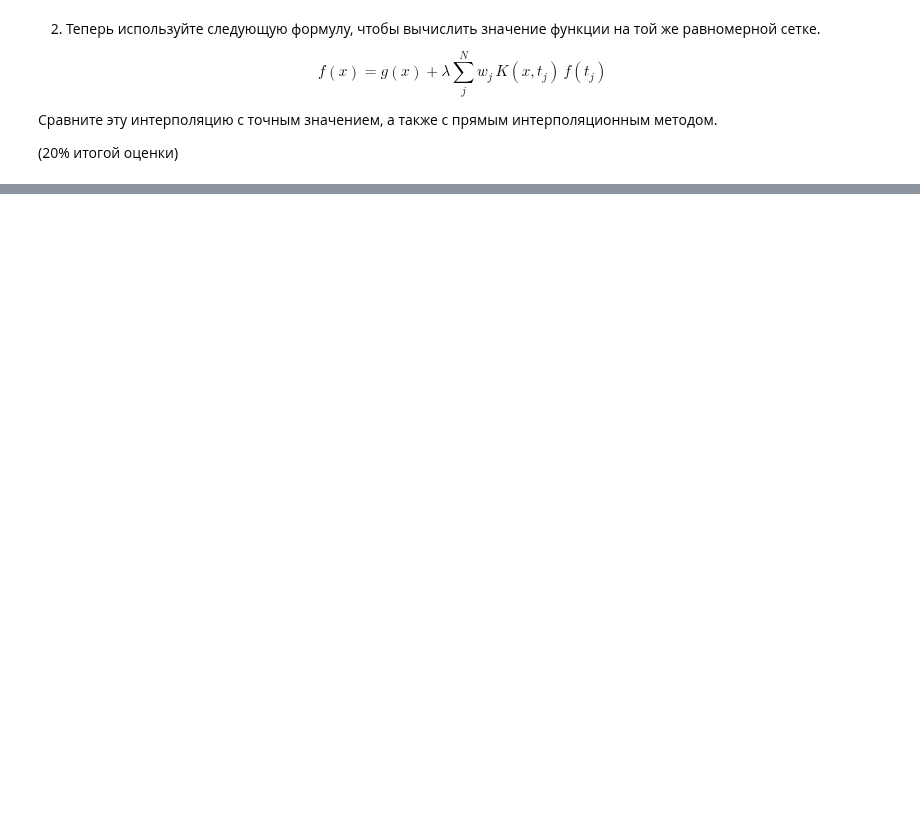
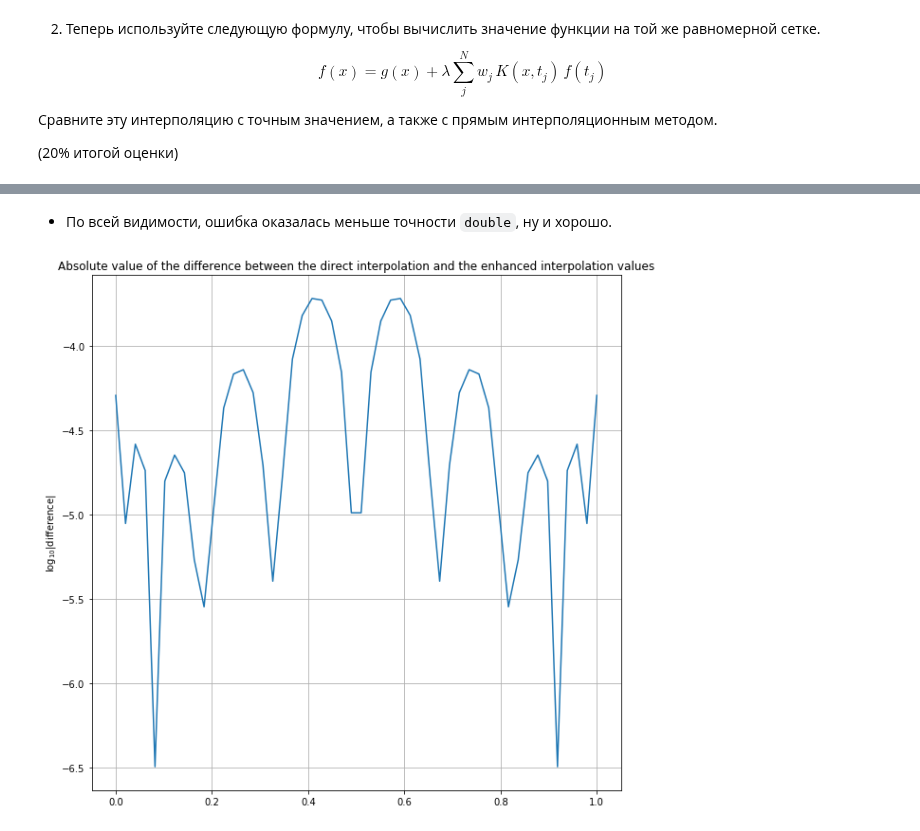
Before and after one commit to ev-br/CP2020, a Jupyter notebook: week_8_Advanced_Integrals.ipynb, the cells around one changed output, grey strips where cells are left out. Saved outputs shown, nothing was run; the diff lists cells and outputs as text; code cells hidden in the pictures; blank space fills up the shorter version.

````diff
--- a/week_8_Advanced_Integrals.ipynb
+++ b/week_8_Advanced_Integrals.ipynb
@@ -156,0 +338,11 @@ $$
+# %% [markdown]
+* По всей видимости, ошибка оказалась меньше точности ```double```, ну и хорошо.
+# %%
+plt.figure(figsize=(10, 10))
+plt.plot(grid, np.log10(abs(function - g_2(grid, g_best))))
+plt.title('Absolute value of the difference between the direct interpolation and the enhanced interpolation values')
+plt.ylabel('$\log_{10}$|difference|')
+plt.grid()
+plt.show()
+# %% [output]
+[figure, added]
````
Also changed, not shown: parts of 44 cells of this notebook, 1 other file.
